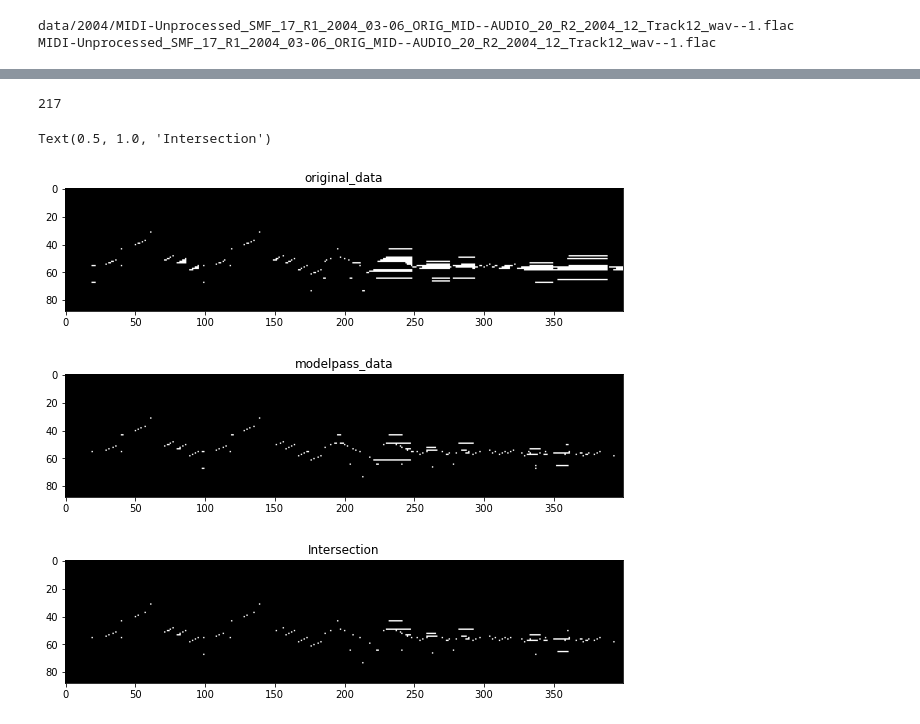
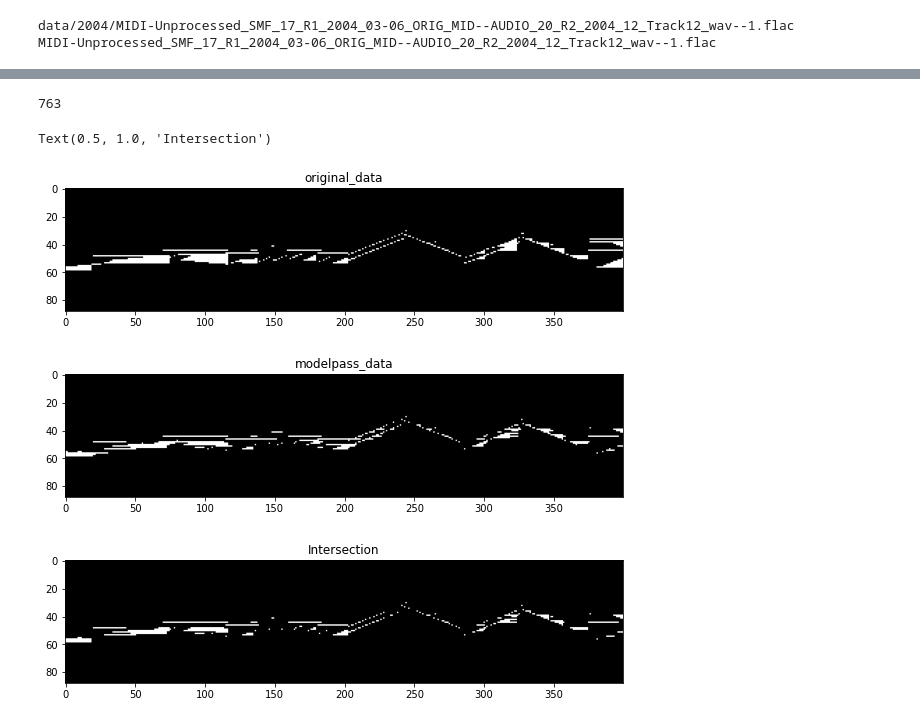
Before and after one commit to jhkang0408/GCT634-Musical-Applications-of-ML, a Jupyter notebook: Assignment3/hw3_tutorial.ipynb, the cells around one changed output, grey strips where cells are left out. Drawn from its saved outputs; the diff is of its cells as text; code cells hidden in the pictures.

Commit message:
visualization Q4

```diff
--- a/Assignment3/hw3_tutorial.ipynb
+++ b/Assignment3/hw3_tutorial.ipynb
@@ -119,7 +126,14 @@ print(original_data['path'].split('/')[2])
 data/2004/MIDI-Unprocessed_SMF_17_R1_2004_03-06_ORIG_MID--AUDIO_20_R2_2004_12_Track12_wav--1.flac
 MIDI-Unprocessed_SMF_17_R1_2004_03-06_ORIG_MID--AUDIO_20_R2_2004_12_Track12_wav--1.flac
 # %%
-midi_path = 'runs/exp_211116-095711/'+(test_dataset.files('test')[0][1]).split('/')[2]
+# baseline
+midi_path = 'runs/Baseline10000/'+(test_dataset.files('test')[0][1]).split('/')[2]
+# rnn
+#midi_path = 'runs/RNN10000/'+(test_dataset.files('test')[0][1]).split('/')[2]
+# crnn
+#midi_path = 'runs/CRNN10000/'+(test_dataset.files('test')[0][1]).split('/')[2]
+# ONF
+#midi_path = 'runs/Baseline10000/'+(test_dataset.files('test')[0][1]).split('/')[2]
 audio_path = midi_path.split('.')[0]+'.wav'
 print(midi_path)
 print(audio_path)
@@ -274,43 +218,26 @@ print(modelpass_data['onset'].numpy()[:400].T[48,:])
 # %%
-'''
-plt.figure()
-plt.imshow(original_data['frame'].numpy()[:400].T, cmap='gray')
-
-plt.figure()
-plt.imshow(modelpass_data['frame'].numpy()[:400].T, cmap='gray')
-
-temp = np.zeros(original_data['frame'].numpy()[:400].T.shape)
-idx1 = (original_data['frame'].numpy()[:400].T*127==modelpass_data['frame'].numpy()[0:400].T)
-idx2 = (original_data['frame'].numpy()[:400].T>0)
-idx = idx1 & idx2
-temp[idx]=1
-print(np.sum(idx))
-plt.figure()
-plt.imshow(temp, cmap='gray')
-'''
 plt.figure(figsize=(10,10))
-plt.autoscale(enable=True, axis='x', tight=True)
-plt.imshow(original_data['frame'].numpy()[1:401].T, cmap='gray')
+plt.imshow(original_data['frame'].numpy()[401:801].T, cmap='gray')
 plt.title('original_data')
 
 plt.figure(figsize=(10,10))
-plt.imshow(modelpass_data['frame'].numpy()[0:400].T, cmap='gray')
+plt.imshow(modelpass_data['frame'].numpy()[400:800].T, cmap='gray')
 plt.title('modelpass_data')
 
-temp = np.zeros(original_data['frame'].numpy()[1:401].T.shape)
-idx1 = (original_data['frame'].numpy()[1:401].T*127==modelpass_data['frame'].numpy()[0:400].T)
-idx2 = (original_data['frame'].numpy()[1:401].T>0)
+temp = np.zeros(original_data['frame'].numpy()[401:801].T.shape)
+idx1 = (original_data['frame'].numpy()[401:801].T*127==modelpass_data['frame'].numpy()[400:800].T)
+idx2 = (original_data['frame'].numpy()[401:801].T>0)
 idx = idx1 & idx2
 temp[idx]=1
 print(np.sum(idx))
 plt.figure(figsize=(10,10))
 plt.imshow(temp, cmap='gray')
 plt.title('Intersection')
 # %% [output]
-217
+763
 Text(0.5, 1.0, 'Intersection')
-[figure, old version]
+[figure, new version]
-[figure, old version]
+[figure, new version]
-[figure, old version]
+[figure, new version]
 # %%
 plt.figure(figsize=(10,10))
```
Also changed, not shown: parts of 11 cells of this notebook, 3 other files.
